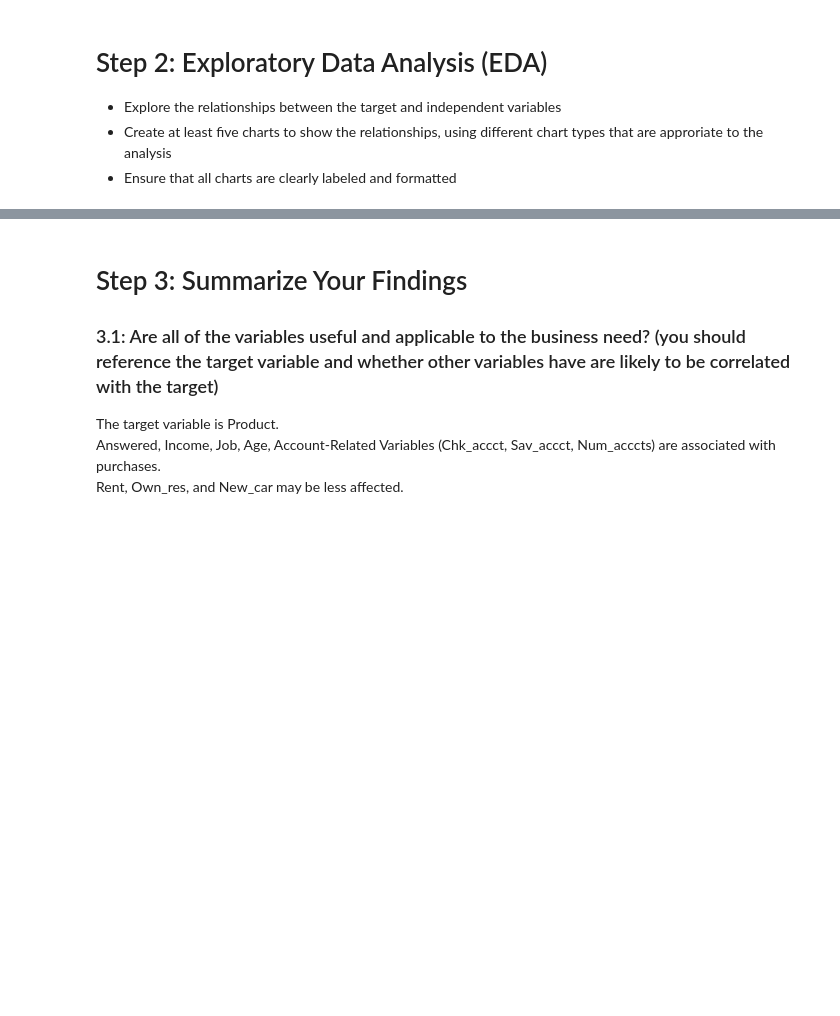
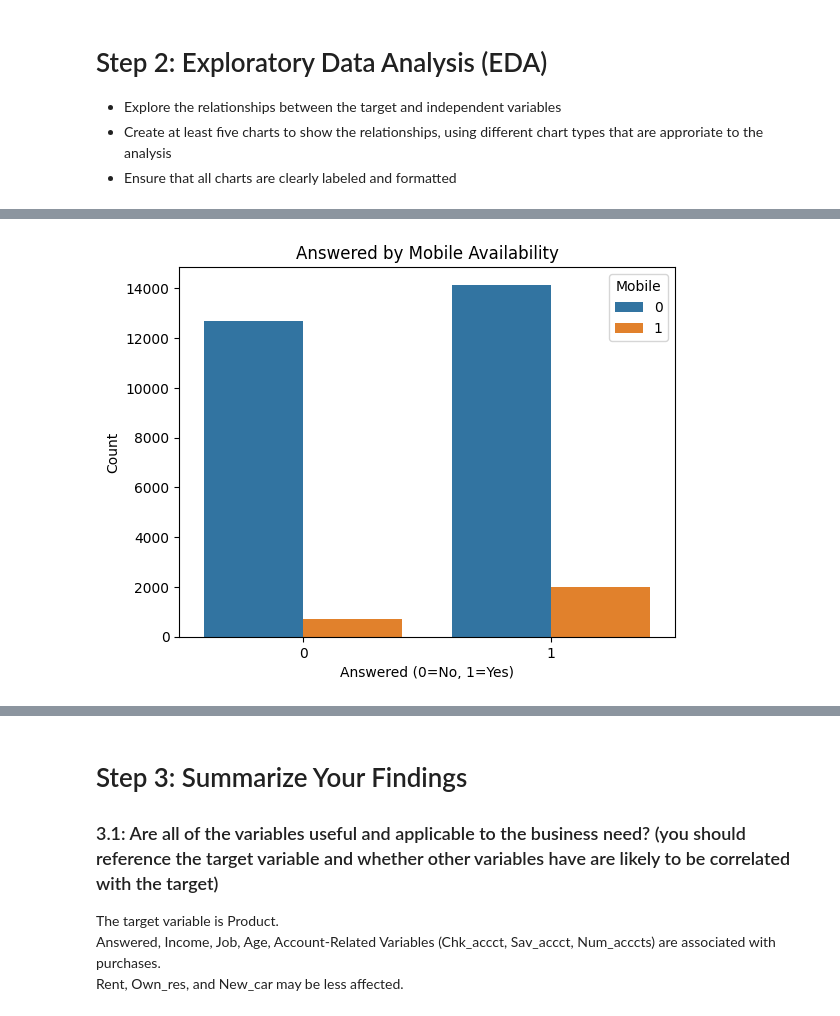
Before and after one commit to worldstar0722/IS_4487_25FA, a Jupyter notebook: assignment_4_data_understanding_ChoiEllie.ipynb, the cells around one changed output, grey strips where cells are left out. Cells and saved outputs as stored; diff of their text form; code cells hidden in the pictures; blank space fills up the shorter version.

```diff
--- a/assignment_4_data_understanding_ChoiEllie.ipynb
+++ b/assignment_4_data_understanding_ChoiEllie.ipynb
@@ -112,10 +114,12 @@ plt.show()
 # %%
 # Chart 2 🔧
-sns.countplot(x="Answered", hue="Mobile", data=df)
+sns.countplot(x="answered", hue="mobile", data=df)
 plt.title("Answered by Mobile Availability")
 plt.xlabel("Answered (0=No, 1=Yes)")
 plt.ylabel("Count")
 plt.legend(title="Mobile")
 plt.show()
+# %% [output]
+[figure, added]
 # %%
 # Chart 3 🔧
```
Also changed, not shown: parts of 4 cells of this notebook.
